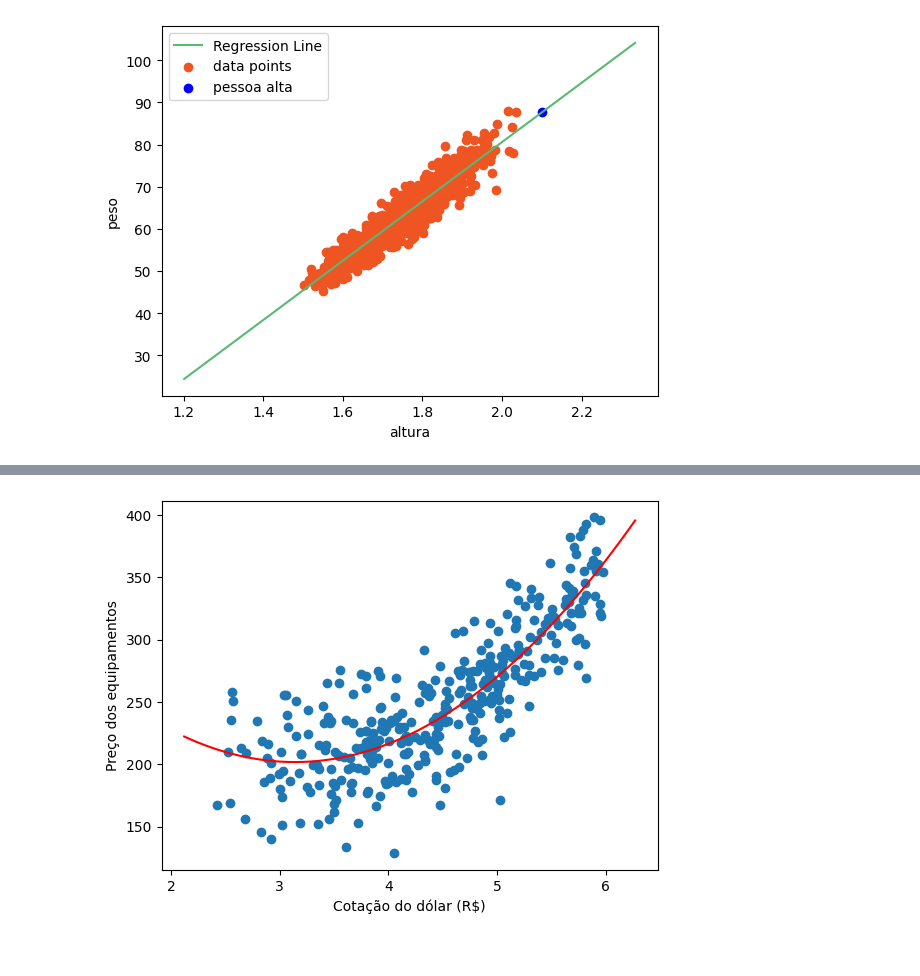
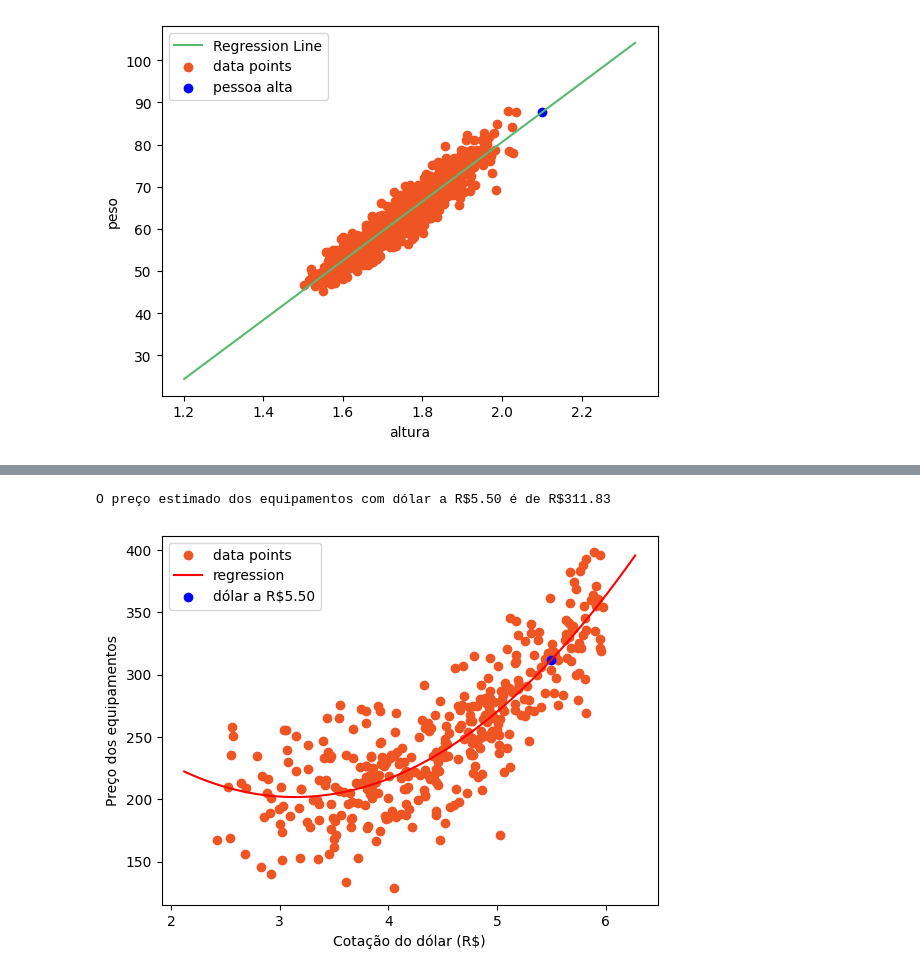
Before and after one commit to TarsilaSamille/numericalMethodsCourse, a Jupyter notebook: regressao/rl.ipynb, the cells around one changed output, grey strips where cells are left out. Drawn from its saved outputs; the diff is of its cells as text; code cells hidden in the pictures.

```diff
--- a/regressao/rl.ipynb
+++ b/regressao/rl.ipynb
@@ -66,16 +109,6 @@ O peso estimado de uma pessoa com altura de 2.1 é 87.63 kg.
 import numpy as np
 import matplotlib.pyplot as plt
 
-def read_file(filename):
-    with open(filename, "r") as f:
-        lines = f.readlines()
-        x = []
-        y = []
-        for line in lines:
-            elements = line.split()
-            x.append(float(elements[0]))
-            y.append(float(elements[1]))
-    return x, y
 
 def calculate_sums(x, y):
     n = len(x)
@@ -150,33 +183,40 @@ def calculate_regression(x, y):
     for _ in range(iterations):
         gradients = [2 * x * y - 4 * x**2 * y + 2 * x**3 * y, -2 * y + 4 * x * y - 4 * x**2 * y, -2 * x**2 * y + 2 * x**3 * y]
         coefficients = [coef - learning_rate * grad / sum(gradients) for coef, grad in zip(coefficients, gradients)]
 
     b0, b1, b2 = coefficients
     return b0, b1, b2
 
 
 def plot_dolar(dolar, b0, b1, b2):
     preco_estimado = b0 + b1 * dolar + b2 * dolar ** 2
 
     print(f"O preço estimado dos equipamentos com dólar a R${dolar:.2f} é de R${preco_estimado:.2f}")
+    plt.scatter(dolar,preco_estimado,c="b", label="dólar a R$5.50")
 
 def plot_regression(x, y, b0, b1, b2):
     max_x = np.max(x) + 0.3
     min_x = np.min(x) - 0.3
 
     x_range = np.linspace(min_x, max_x, 100)
     y_range = b0 + b1 * x_range + b2 * x_range ** 2
 
-    plt.scatter(x, y)
-    plt.plot(x_range, y_range, c="r")
+
+    plt.ylabel("peso")
+    plt.scatter(x, y,c="#ef5423", label="data points")
+    plt.plot(x_range, y_range, c="r", label="regression")
+    plot_dolar(5.5,  b0, b1, b2);
+
     plt.xlabel("Cotação do dólar (R$)")
     plt.ylabel("Preço dos equipamentos")
+    plt.legend()
     plt.show()
 
 
 filename = "precos.txt"
 dolars, precos = read_file(filename)
 b0, b1, b2 = quadratic_regression(dolars, precos)
 plot_regression(dolars, precos, b0, b1, b2)
 # %% [output]
+O preço estimado dos equipamentos com dólar a R$5.50 é de R$311.83
-[figure, old version]
+[figure, new version]
```
Also changed, not shown: parts of 9 cells of this notebook, 1 other file.
